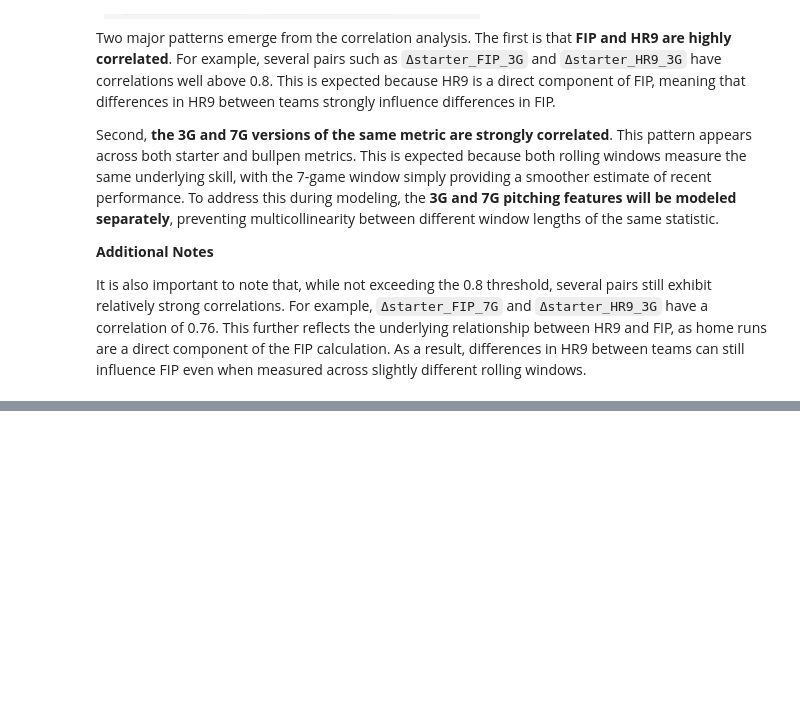
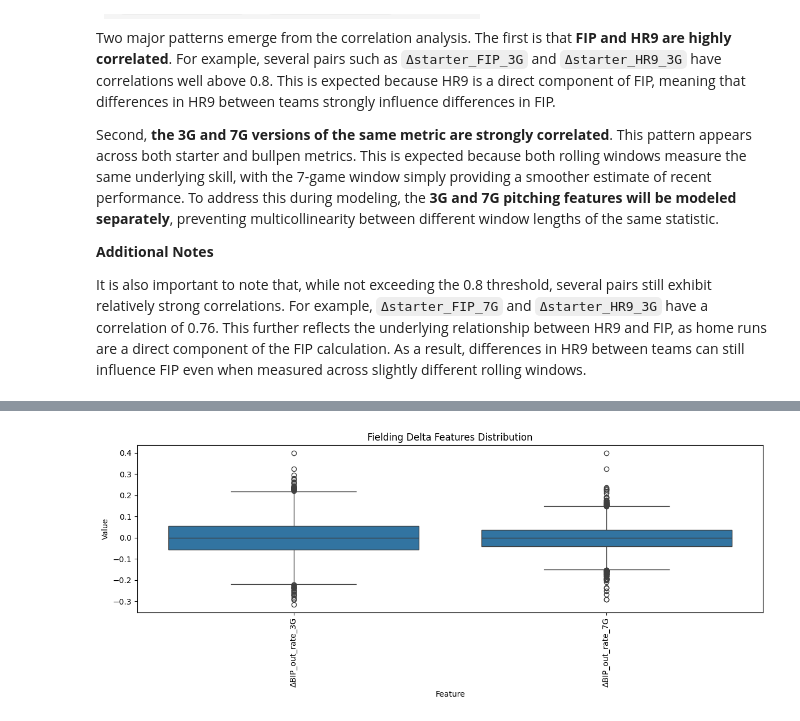
Before and after one commit to Sam-Gartenstein/mlb-win-prediction, a Jupyter notebook: Exploratory Data Analysis.ipynb, the cells around one changed output, grey strips where cells are left out. Saved outputs shown, nothing was run; the diff lists cells and outputs as text; code cells hidden in the pictures; blank space fills up the shorter version.

```diff
--- a/Exploratory Data Analysis.ipynb
+++ b/Exploratory Data Analysis.ipynb
@@ -300,0 +387,4 @@ It is also important to note that, while not exceeding the 0.8 threshold, severa
+# %%
+plot_delta_boxplots(game_level_features, like="ΔBIP", title="Fielding Delta Features Distribution")
+# %% [output]
+[figure, added]
```
Also changed, not shown: parts of 23 cells of this notebook.
